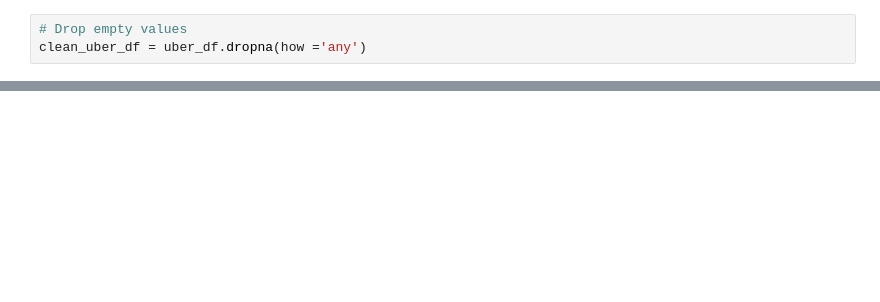
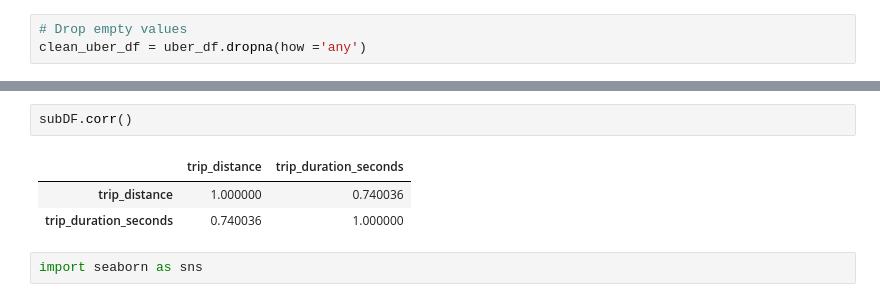
Before and after one commit to ahmedgurbuz/SMU-Project1-Group3, a Jupyter notebook: NYC Uber Analysis.ipynb, the cells around one changed output, grey strips where cells are left out. Cells and saved outputs as stored; diff of their text form; blank space fills up the shorter version.

```diff
--- a/NYC Uber Analysis.ipynb
+++ b/NYC Uber Analysis.ipynb
@@ -47,0 +116,8 @@ len(uber_df[uber_df.duplicated() == True])
+# %%
+subDF.corr()
+# %% [output]
+|  | trip_distance | trip_duration_seconds |
+| trip_distance | 1.000000 | 0.740036 |
+| trip_duration_seconds | 0.740036 | 1.000000 |
+# %%
+import seaborn as sns
```
Also changed, not shown: parts of 24 cells of this notebook.
